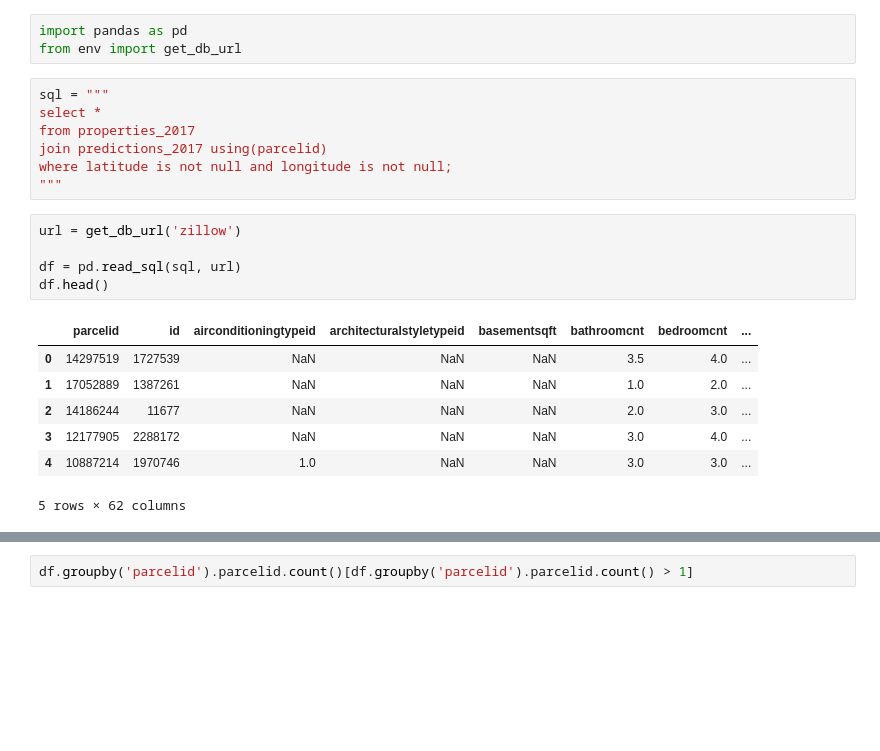
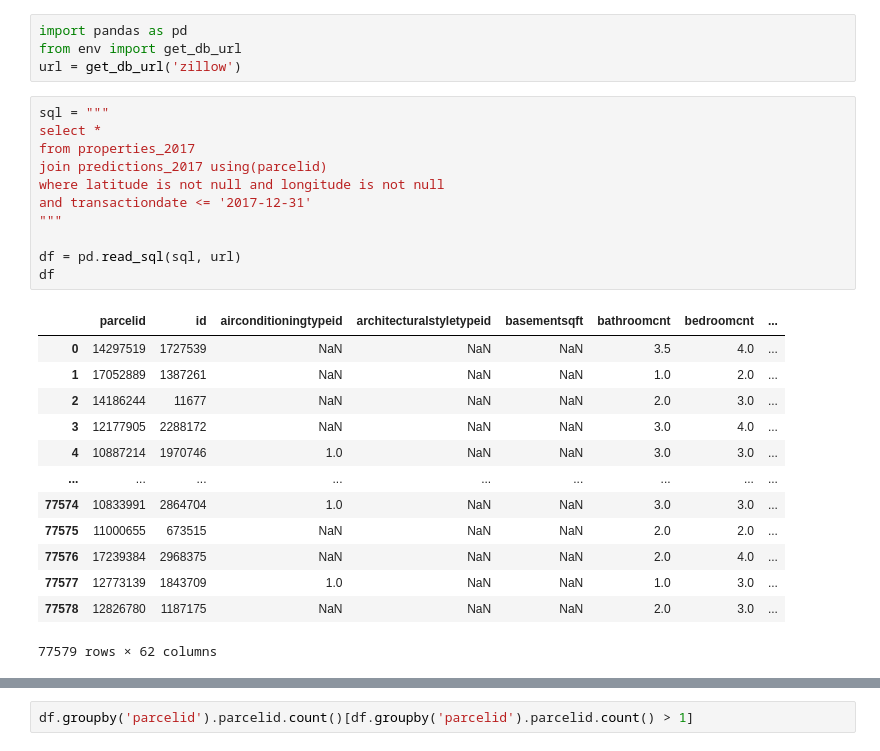
Before and after one commit to ryanorsinger/random_resources, a Jupyter notebook: get_rows_with_latest_transactionid.ipynb, the cells around one changed output, grey strips where cells are left out. Drawn from its saved outputs; the diff is of its cells as text; blank space fills up the shorter version.

```diff
--- a/get_rows_with_latest_transactionid.ipynb
+++ b/get_rows_with_latest_transactionid.ipynb
@@ -11,23 +19,29 @@
 # %%
 import pandas as pd
 from env import get_db_url
+url = get_db_url('zillow')
 # %%
 sql = """
 select *
 from properties_2017
 join predictions_2017 using(parcelid)
-where latitude is not null and longitude is not null;
+where latitude is not null and longitude is not null
+and transactiondate <= '2017-12-31'
 """
+
+df = pd.read_sql(sql, url)
+df
+# %% [output]
+|  | parcelid | id | airconditioningtypeid | architecturalstyletypeid | basementsqft | bathroomcnt | bedroomcnt | ... |
+| 0 | 14297519 | 1727539 | NaN | NaN | NaN | 3.5 | 4.0 | ... |
+| 1 | 17052889 | 1387261 | NaN | NaN | NaN | 1.0 | 2.0 | ... |
+| 2 | 14186244 | 11677 | NaN | NaN | NaN | 2.0 | 3.0 | ... |
+| 3 | 12177905 | 2288172 | NaN | NaN | NaN | 3.0 | 4.0 | ... |
+| 4 | 10887214 | 1970746 | 1.0 | NaN | NaN | 3.0 | 3.0 | ... |
+| ... | ... | ... | ... | ... | ... | ... | ... | ... |
+| 77574 | 10833991 | 2864704 | 1.0 | NaN | NaN | 3.0 | 3.0 | ... |
+| 77575 | 11000655 | 673515 | NaN | NaN | NaN | 2.0 | 2.0 | ... |
+| 77576 | 17239384 | 2968375 | NaN | NaN | NaN | 2.0 | 4.0 | ... |
+| 77577 | 12773139 | 1843709 | 1.0 | NaN | NaN | 1.0 | 3.0 | ... |
+| 77578 | 12826780 | 1187175 | NaN | NaN | NaN | 2.0 | 3.0 | ... |
+77579 rows × 62 columns
-# %%
-url = get_db_url('zillow')
-
-df = pd.read_sql(sql, url)
-df.head()
-# %% [output]
-|  | parcelid | id | airconditioningtypeid | architecturalstyletypeid | basementsqft | bathroomcnt | bedroomcnt | ... |
-| 0 | 14297519 | 1727539 | NaN | NaN | NaN | 3.5 | 4.0 | ... |
-| 1 | 17052889 | 1387261 | NaN | NaN | NaN | 1.0 | 2.0 | ... |
-| 2 | 14186244 | 11677 | NaN | NaN | NaN | 2.0 | 3.0 | ... |
-| 3 | 12177905 | 2288172 | NaN | NaN | NaN | 3.0 | 4.0 | ... |
-| 4 | 10887214 | 1970746 | 1.0 | NaN | NaN | 3.0 | 3.0 | ... |
-5 rows × 62 columns
```
Also changed, not shown: parts of 14 cells of this notebook.
